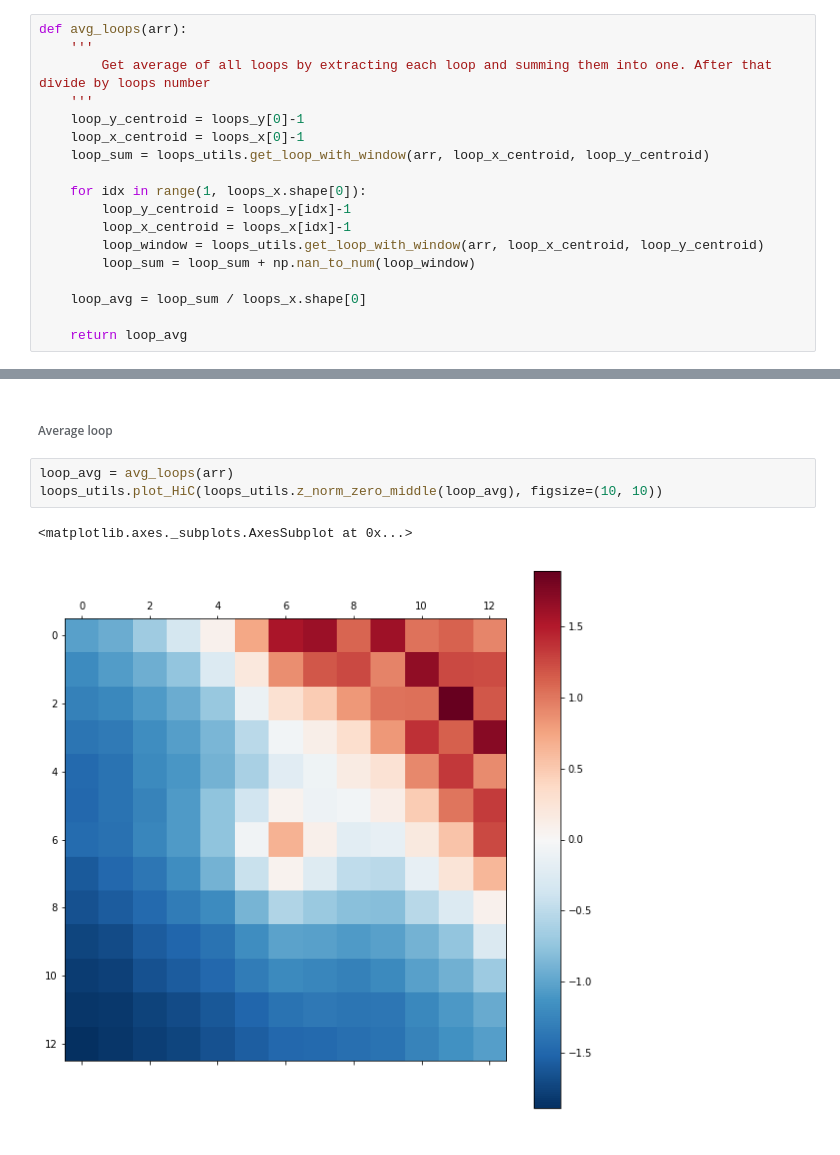
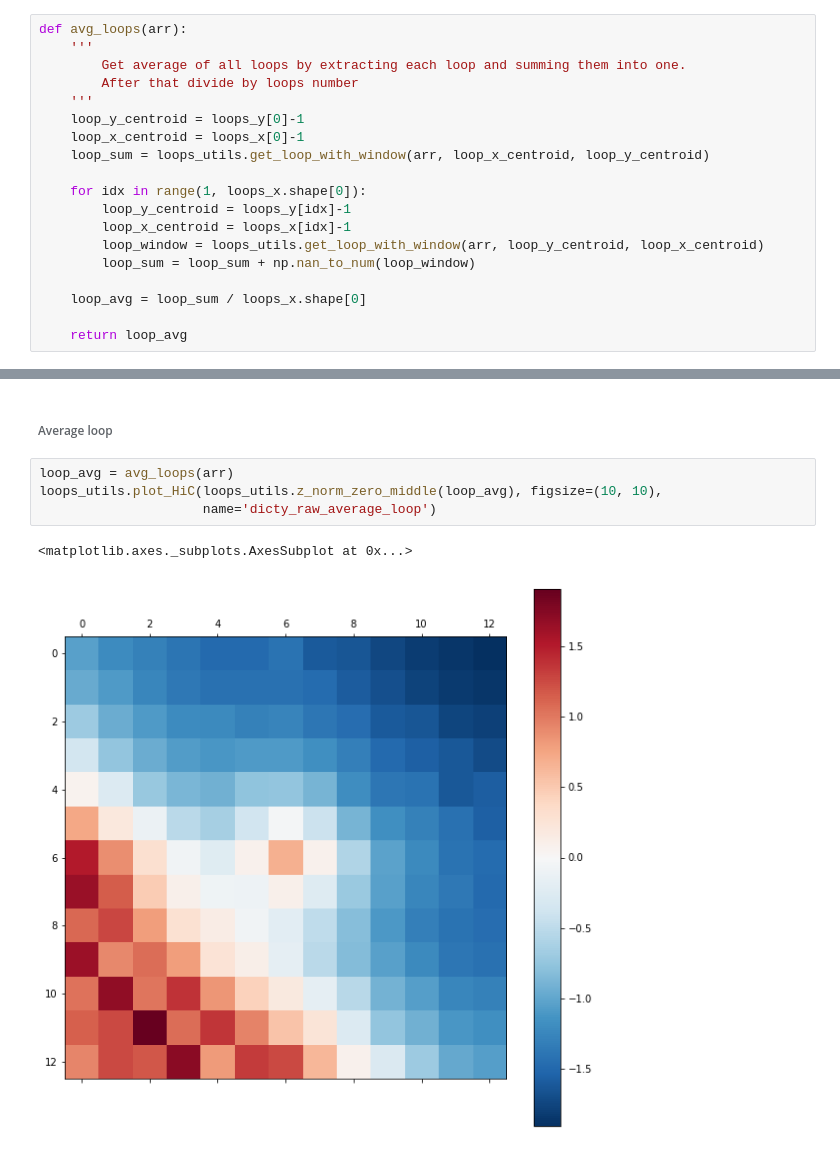
Before and after one commit to GoodBoy962/Dictyostelium-loops, a Jupyter notebook: dicty/Loops visualisation and processing (Dicty).ipynb, the cells around one changed output, grey strips where cells are left out. Saved outputs shown, nothing was run; the diff lists cells and outputs as text.

```diff
--- a/dicty/Loops visualisation and processing (Dicty).ipynb
+++ b/dicty/Loops visualisation and processing (Dicty).ipynb
@@ -84,7 +86,8 @@ for idx, x in enumerate(loops_x):
 # %%
 def avg_loops(arr):
     '''
-        Get average of all loops by extracting each loop and summing them into one. After that divide by loops number
+        Get average of all loops by extracting each loop and summing them into one.
+        After that divide by loops number
     '''
     loop_y_centroid = loops_y[0]-1
     loop_x_centroid = loops_x[0]-1
@@ -93,7 +96,7 @@ def avg_loops(arr):
     for idx in range(1, loops_x.shape[0]):
         loop_y_centroid = loops_y[idx]-1
         loop_x_centroid = loops_x[idx]-1
-        loop_window = loops_utils.get_loop_with_window(arr, loop_x_centroid, loop_y_centroid)
+        loop_window = loops_utils.get_loop_with_window(arr, loop_y_centroid, loop_x_centroid)
         loop_sum = loop_sum + np.nan_to_num(loop_window)
 
     loop_avg = loop_sum / loops_x.shape[0]
@@ -152,7 +159,8 @@ loops_utils.plot_HiC(loops_utils.z_norm_zero_middle(loop_window), figsize=(10,10
 ###### Average loop
 # %%
 loop_avg = avg_loops(arr)
-loops_utils.plot_HiC(loops_utils.z_norm_zero_middle(loop_avg), figsize=(10, 10))
+loops_utils.plot_HiC(loops_utils.z_norm_zero_middle(loop_avg), figsize=(10, 10),
+                     name='dicty_raw_average_loop')
 # %% [output]
 <matplotlib.axes._subplots.AxesSubplot at 0x...>
-[figure, old version]
+[figure, new version]
```
Also changed, not shown: parts of 7 cells of this notebook, 7 other files.
